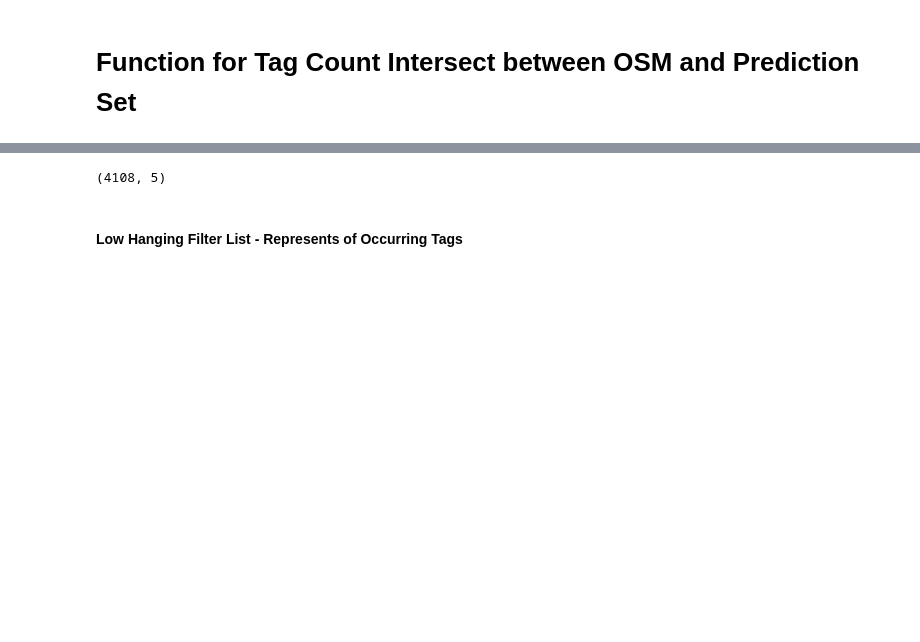
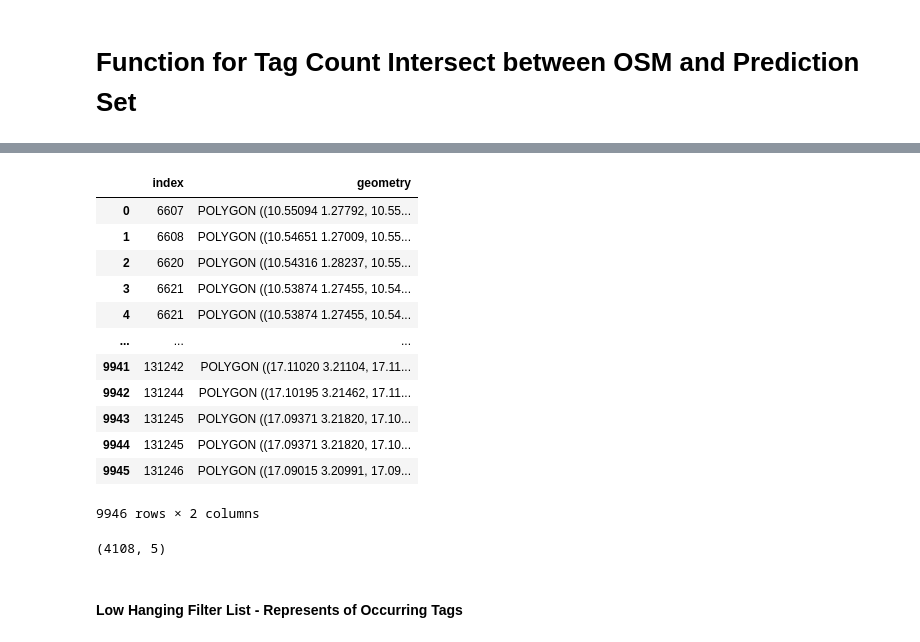
Before and after one commit to Project-Canopy/cb_feature_detection, a Jupyter notebook: analytics/ISL_Predictions_OSM_Intersection.ipynb, the cells around one changed output, grey strips where cells are left out. Drawn from its saved outputs; the diff is of its cells as text; code cells hidden in the pictures; blank space fills up the shorter version.

```diff
--- a/analytics/ISL_Predictions_OSM_Intersection.ipynb
+++ b/analytics/ISL_Predictions_OSM_Intersection.ipynb
@@ -13,12 +13,16 @@ tp_predictions_geo = "/Users/purgatorid/Downloads/true_positive_ISL_labelled.geo
 fp_predictions_geo = "/Users/purgatorid/Downloads/false_positive_ISL_labelled.geojson"
 
 # ISL Inference on entire CB
-all_predictions_geo = "/Users/purgatorid/Downloads/CB_ISL_Full_Predict_05242021.geojson"
-all_training_geo = "/Users/purgatorid/Downloads/ISL_Training_Labels.geojson"
+# all_predictions_geo = "/Users/purgatorid/Downloads/CB_ISL_Full_Predict_05242021.geojson"
+# all_training_geo = "/Users/purgatorid/Downloads/ISL_Training_Labels.geojson"
+true_labels_from_inference_geo = "/Users/purgatorid/Documents/GitHub/Project Canopy/cb_feature_detection/analytics/true_ISL_labels_from_inference.geojson"
+new_predictions_from_inference_geo = "/Users/purgatorid/Documents/GitHub/Project Canopy/cb_feature_detection/analytics/new_ISL_predictions_from_inference.geojson"
 
 # Orphan Detection
 
-orphan_predictions_geo = "/Users/purgatorid/Downloads/PA_all.geojson"
+# orphan_predictions_geo = "/Users/purgatorid/Downloads/PA_all.geojson"
+orphan_predictions_true_geo = "/Users/purgatorid/Downloads/pred_orphans.geojson"
+orphan_predictions_false_geo = "/Users/purgatorid/Downloads/pred_non_orphans.geojson"
 
 # Backup Files
 
@@ -35 +40,4 @@ orphan_predictions = gpd.read_file(orphan_predictions_geo)
+# %%
+true_labels_from_inference = gpd.read_file(true_labels_from_inference_geo)
+new_predictions_from_inference = gpd.read_file(new_predictions_from_inference_geo)
 # %%
@@ -152,3 +246,19 @@ def gdf_osm_tag_count(predictions_gdf,osm_gdf,filter_out=.05):
+# %%
+true_labels_from_inference
+# %% [output]
+|  | index | geometry |
+| 0 | 6607 | POLYGON ((10.55094 1.27792, 10.55... |
+| 1 | 6608 | POLYGON ((10.54651 1.27009, 10.55... |
+| 2 | 6620 | POLYGON ((10.54316 1.28237, 10.55... |
+| 3 | 6621 | POLYGON ((10.53874 1.27455, 10.54... |
+| 4 | 6621 | POLYGON ((10.53874 1.27455, 10.54... |
+| ... | ... | ... |
+| 9941 | 131242 | POLYGON ((17.11020 3.21104, 17.11... |
+| 9942 | 131244 | POLYGON ((17.10195 3.21462, 17.11... |
+| 9943 | 131245 | POLYGON ((17.09371 3.21820, 17.10... |
+| 9944 | 131245 | POLYGON ((17.09371 3.21820, 17.10... |
+| 9945 | 131246 | POLYGON ((17.09015 3.20991, 17.09... |
+9946 rows × 2 columns
 # %%
 new_df = gdf_osm_tag_count(new_predictions,osm_clipped,filter_out=1)
 # %%
```
Also changed, not shown: parts of 30 cells of this notebook, 1 other file.
